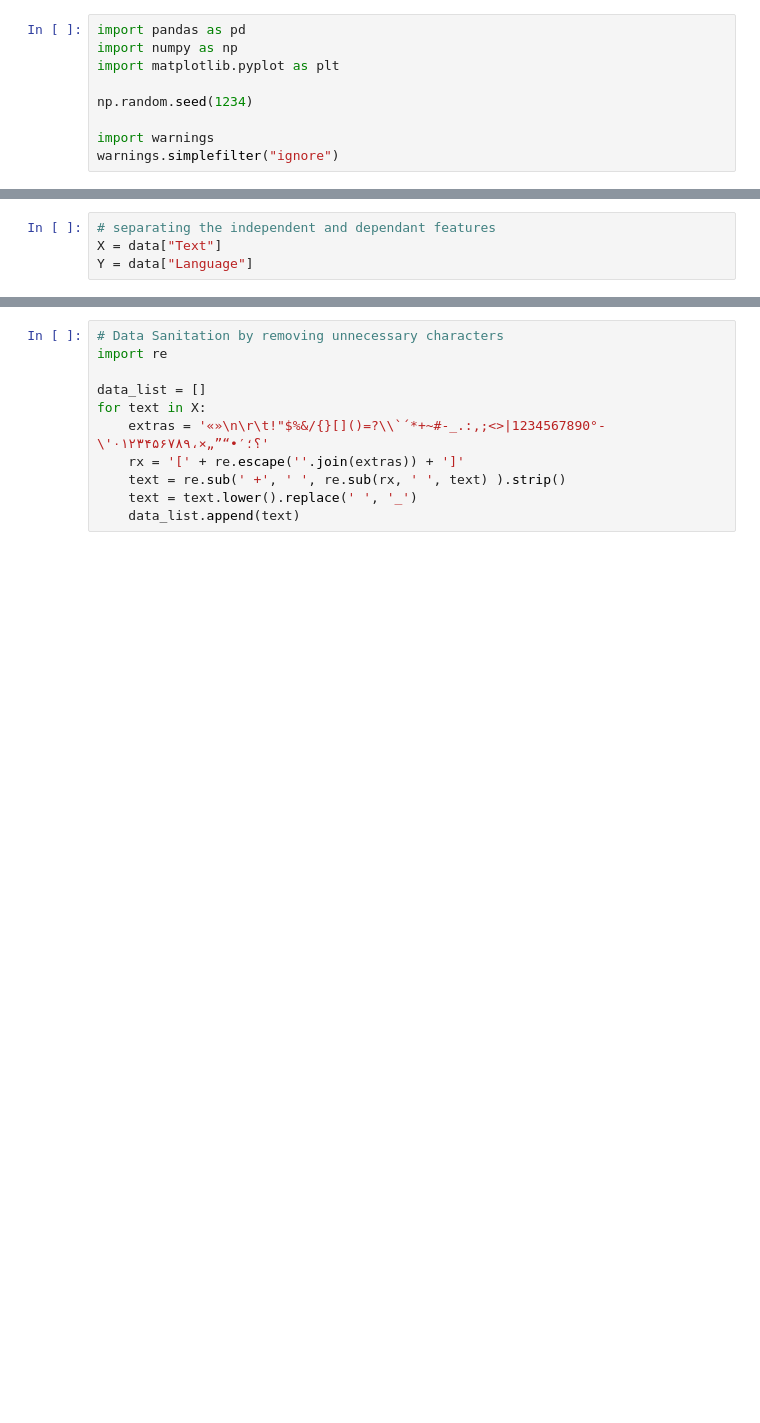
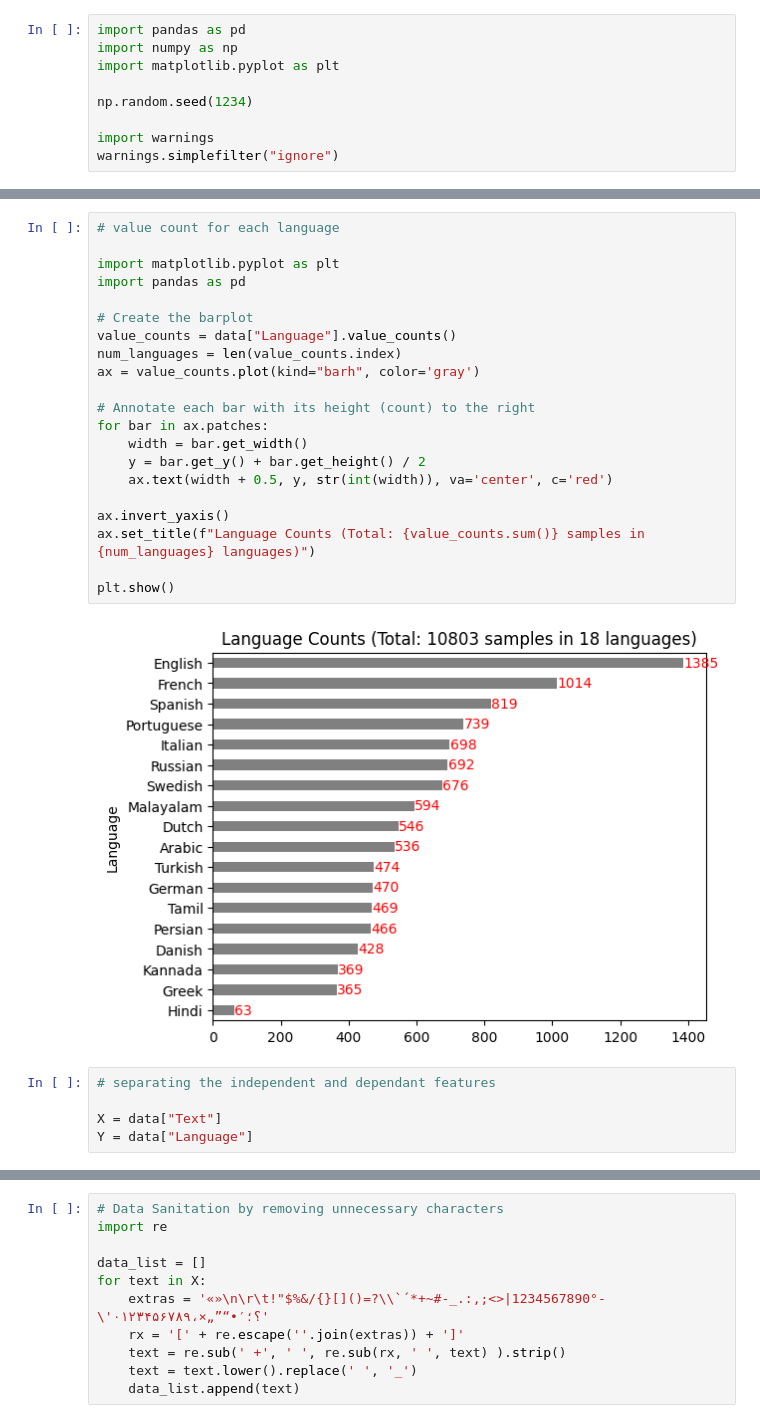
Before and after one commit to javadr/Language_Detection, a Jupyter notebook: Language_Detection.ipynb, the cells around one changed output, grey strips where cells are left out. Saved outputs shown, nothing was run; the diff lists cells and outputs as text; blank space fills up the shorter version.

```diff
--- a/Language_Detection.ipynb
+++ b/Language_Detection.ipynb
@@ -64,5 +42,29 @@ data["Language"].value_counts(), len(data)
+# %%
+# value count for each language
+
+import matplotlib.pyplot as plt
+import pandas as pd
+
+# Create the barplot
+value_counts = data["Language"].value_counts()
+num_languages = len(value_counts.index)
+ax = value_counts.plot(kind="barh", color='gray')
+
+# Annotate each bar with its height (count) to the right
+for bar in ax.patches:
+    width = bar.get_width()
+    y = bar.get_y() + bar.get_height() / 2
+    ax.text(width + 0.5, y, str(int(width)), va='center', c='red')
+
+ax.invert_yaxis()
+ax.set_title(f"Language Counts (Total: {value_counts.sum()} samples in {num_languages} languages)")
+
+plt.show()
+# %% [output]
+[figure, added]
 # %%
 # separating the independent and dependant features
+
 X = data["Text"]
 Y = data["Language"]
 # %%
```
Also changed, not shown: parts of 23 cells of this notebook, 4 other files.
